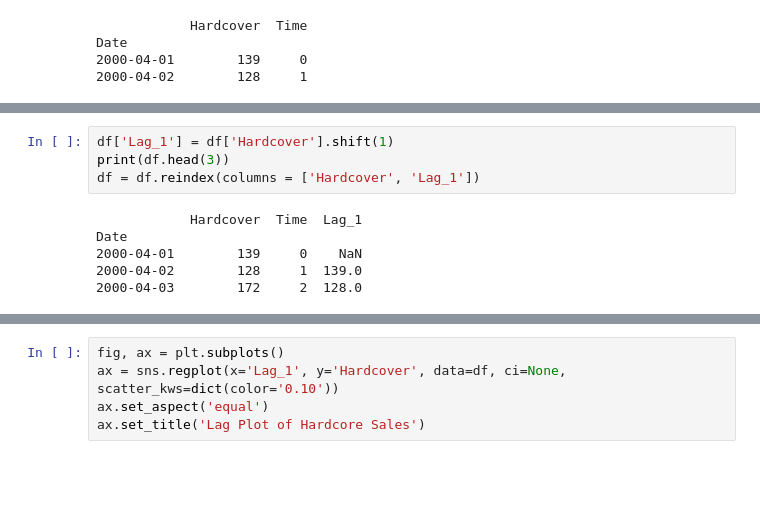
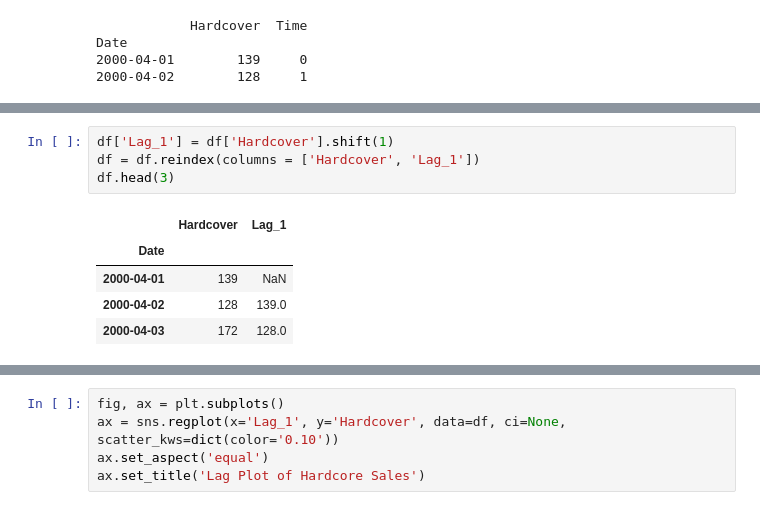
Before and after one commit to Rafaelcvo/kaggle_cursos, a Jupyter notebook: times_series/linear_regression.ipynb, the cells around one changed output, grey strips where cells are left out. Drawn from its saved outputs; the diff is of its cells as text; blank space fills up the shorter version.

```diff
--- a/times_series/linear_regression.ipynb
+++ b/times_series/linear_regression.ipynb
@@ -57,10 +65,10 @@ To make a lag feature we shift the observations of the target series so that the
 # %%
 df['Lag_1'] = df['Hardcover'].shift(1)
-print(df.head(3))
 df = df.reindex(columns = ['Hardcover', 'Lag_1'])
+df.head(3)
 # %% [output]
-            Hardcover  Time  Lag_1
-Date
-2000-04-01        139     0    NaN
-2000-04-02        128     1  139.0
-2000-04-03        172     2  128.0
+|  | Hardcover | Lag_1 |
+| Date |  |  |
+| 2000-04-01 | 139 | NaN |
+| 2000-04-02 | 128 | 139.0 |
+| 2000-04-03 | 172 | 128.0 |
```
Also changed, not shown: parts of 4 cells of this notebook, 2 other files.
